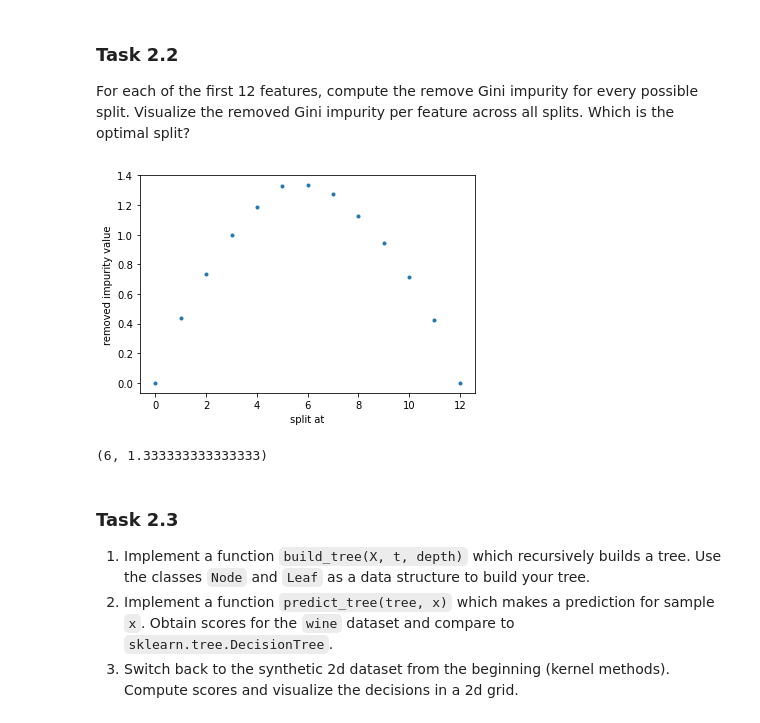
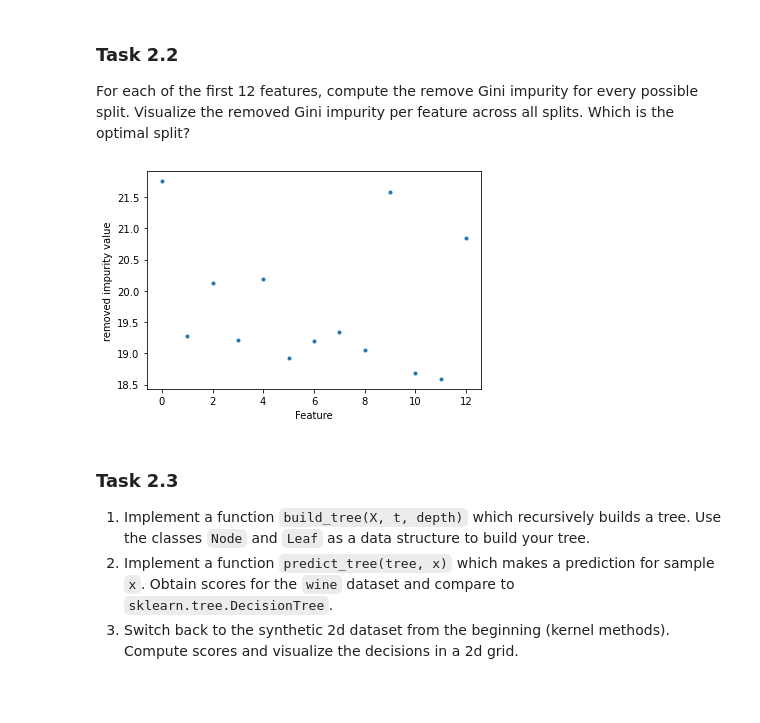
Before and after one commit to simonblaue/Master, a Jupyter notebook: Machine Learning/Practical 4/4_[NAME1]_[NAME2]_[NAME3].ipynb, the cells around one changed output. Saved outputs shown, nothing was run; the diff lists cells and outputs as text; code cells hidden in the pictures; blank space fills up the shorter version.

```diff
--- a/Machine Learning/Practical 4/4_[NAME1]_[NAME2]_[NAME3].ipynb
+++ b/Machine Learning/Practical 4/4_[NAME1]_[NAME2]_[NAME3].ipynb
@@ -413,26 +413,41 @@ def best_gain(t):
             best_split_idx = i
             best_gain = gini_gain
     return (best_split_idx,best_gain)
+# %%
+def split_at(X, feature_n, thresh):
+    idx_a =[]
+    idx_b = []
+    for i,x in enumerate(X[:,feature_n]):
+        if x<thresh:
+            idx_a.append(i)
+        else:
+            idx_b.append(i)
+    return (idx_a,idx_b)
+# %%
+def max_gain(X,t, for_plot=False):
+    gain = []
+    for i in range(X.shape[1]):
+        for x in X[:,i]:
+            idx_a,idx_b = split_at(X, i, x)
+            gain.append(removed_gini(t,t[idx_a],t[idx_b]))
+    gain = np.array(gain).reshape((X.shape[1],X.shape[0]))
+    max_gain_per_feature = np.max(gain, axis=1)
+    idx = np.unravel_index(np.argmax(gain, axis=None), gain.shape)
+    if for_plot:
+        return max_gain_per_feature
+    else:
+        return idx, X[idx[1],idx[0]]
+# %%
+max_gain_per_feature = max_gain(X,t,for_plot=True)
 # %%
-# Plotting
-X_12 = X_train[:12]
-l = t_train[:12]
 
-impurities = []
-for i in range(13):
-    l_a = l[:i]
-    l_b = l[i:]
-    impurities.append(removed_gini(l,l_a,l_b))
 
-plt.plot(range(13),impurities, linestyle = '', marker='.')
-plt.xlabel('split at')
+plt.plot(range(13),max_gain_per_feature, linestyle = '', marker='.')
+plt.xlabel('Feature')
 plt.ylabel('removed impurity value')
 plt.show()
-
-print(best_gain(l))
 # %% [output]
-[figure, old version]
+[figure, new version]
-(6, 1.333333333333333)
 # %% [markdown]
 ### Task 2.3
 
```
Also changed, not shown: parts of 11 cells of this notebook.
